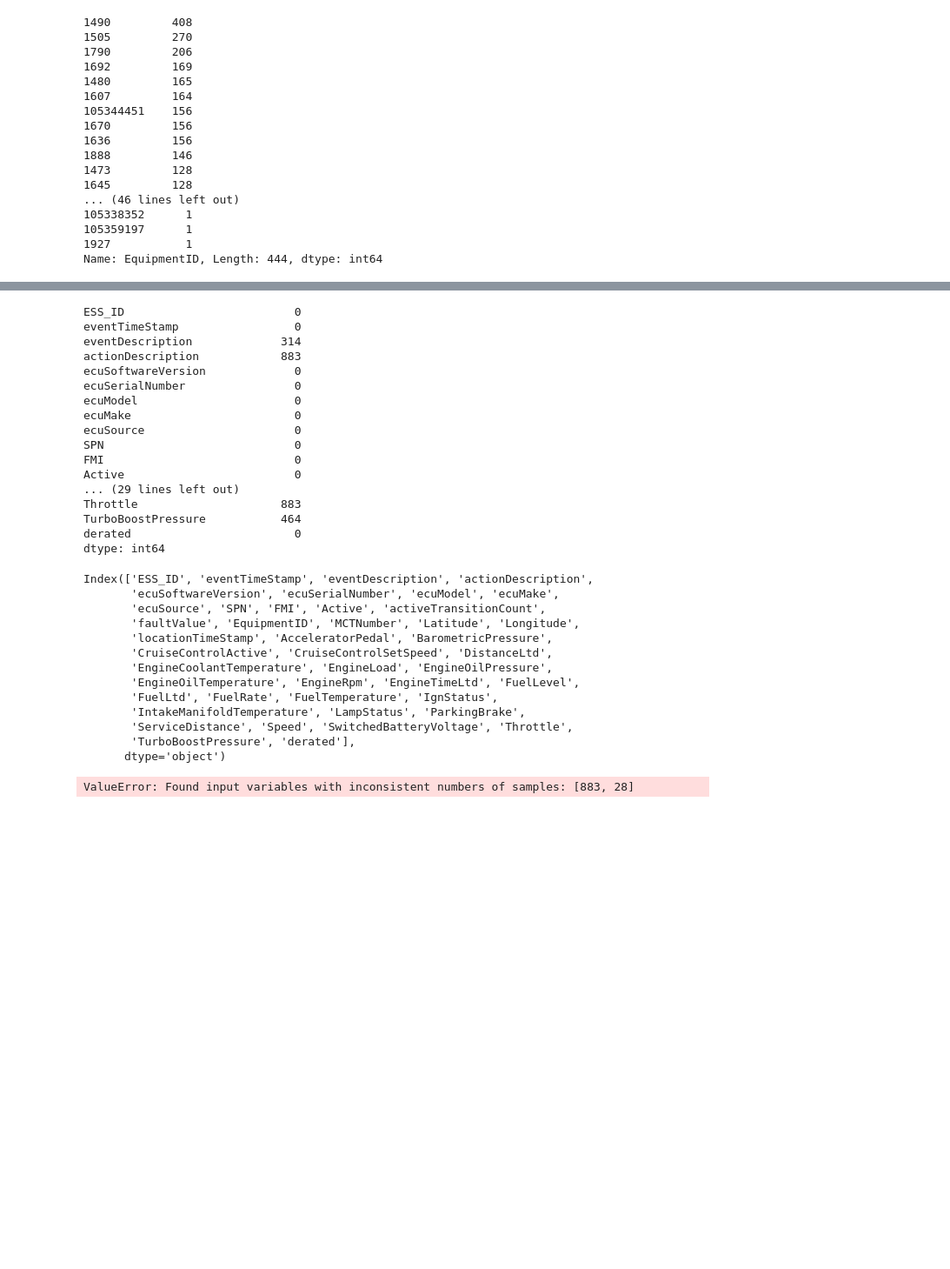
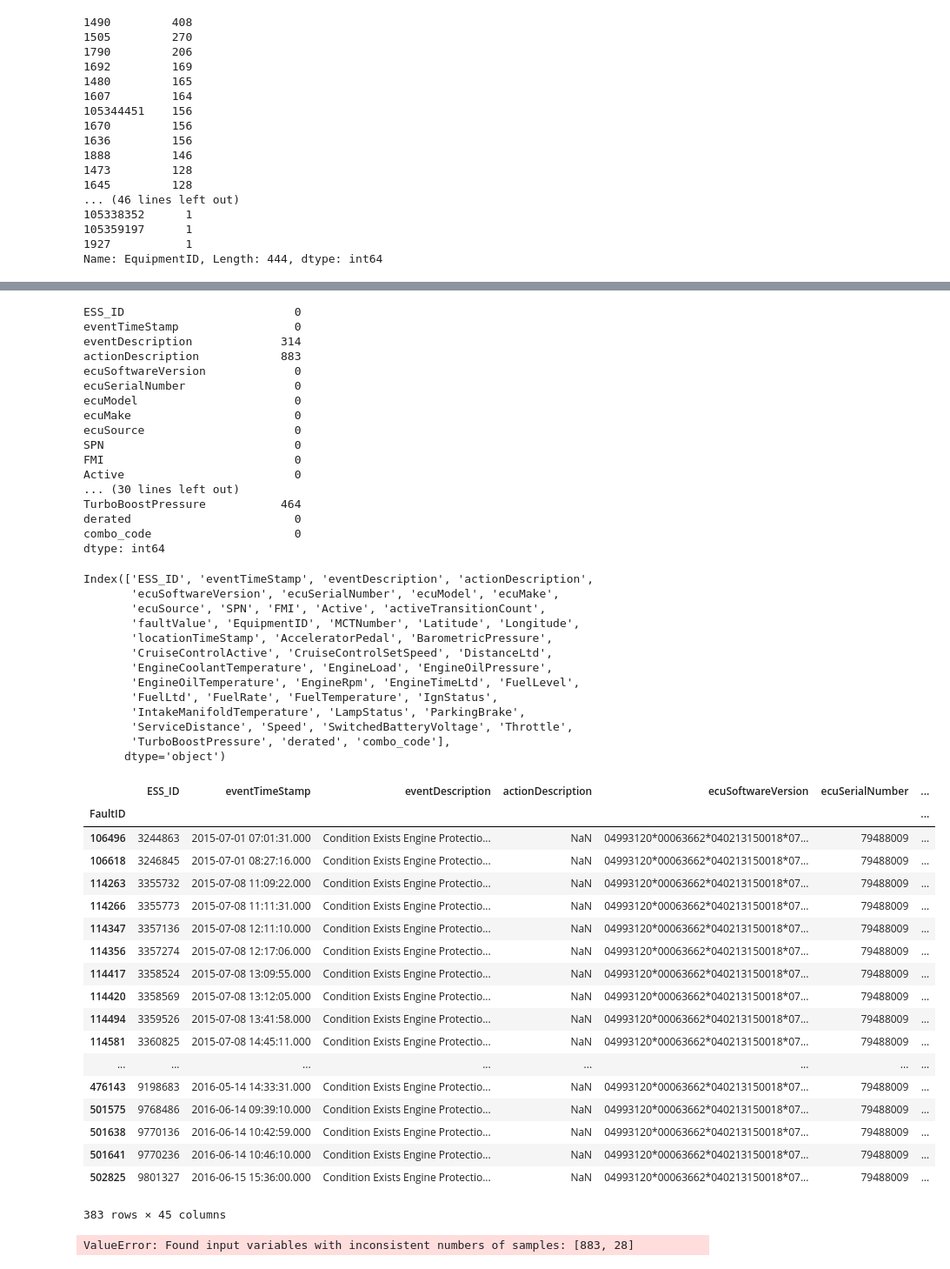
Before and after one commit to berneskaracay/dq-8-predicting-engine-derates-starfish, a Jupyter notebook: Big_G_data_John.ipynb, the cells around one changed output, grey strips where cells are left out. Shown at 87% size. Saved outputs shown, nothing was run; the diff lists cells and outputs as text; code cells hidden in the pictures; blank space fills up the shorter version.

```diff
--- a/Big_G_data_John.ipynb
+++ b/Big_G_data_John.ipynb
@@ -208,7 +213,7 @@ joined_df.shape
 (409915, 44)
 # %%
 joined_df['combo_code'] = 0
-joined_df['combo_code'] = joined_df['SPN'].map(str) + joined_df['FMI'].map(str)
+joined_df['combo_code'] = joined_df['SPN'].map(str) + '/' + joined_df['FMI'].map(str)
 joined_df.head()
 # %% [output]
 |  | ESS_ID | eventTimeStamp | eventDescription | actionDescription | ecuSoftwareVersion | ecuSerialNumber | ... |
@@ -336,10 +347,10 @@ ecuSource                      0
 SPN                            0
 FMI                            0
 Active                         0
-... (29 lines left out)
-Throttle                     883
+... (30 lines left out)
 TurboBoostPressure           464
 derated                        0
+combo_code                     0
 dtype: int64
 # %%
 worst_truck.columns
@@ -355,8 +366,30 @@ Index(['ESS_ID', 'eventTimeStamp', 'eventDescription', 'actionDescription',
        'FuelLtd', 'FuelRate', 'FuelTemperature', 'IgnStatus',
        'IntakeManifoldTemperature', 'LampStatus', 'ParkingBrake',
        'ServiceDistance', 'Speed', 'SwitchedBatteryVoltage', 'Throttle',
-       'TurboBoostPressure', 'derated'],
+       'TurboBoostPressure', 'derated', 'combo_code'],
       dtype='object')
+# %%
+worst_truck.loc[worst_truck['combo_code'] == '1569/31']
+# %% [output]
+|  | ESS_ID | eventTimeStamp | eventDescription | actionDescription | ecuSoftwareVersion | ecuSerialNumber | ... |
+| FaultID |  |  |  |  |  |  | ... |
+| 106496 | 3244863 | 2015-07-01 07:01:31.000 | Condition Exists Engine Protectio... | NaN | 04993120*00063662*040213150018*07... | 79488009 | ... |
+| 106618 | 3246845 | 2015-07-01 08:27:16.000 | Condition Exists Engine Protectio... | NaN | 04993120*00063662*040213150018*07... | 79488009 | ... |
+| 114263 | 3355732 | 2015-07-08 11:09:22.000 | Condition Exists Engine Protectio... | NaN | 04993120*00063662*040213150018*07... | 79488009 | ... |
+| 114266 | 3355773 | 2015-07-08 11:11:31.000 | Condition Exists Engine Protectio... | NaN | 04993120*00063662*040213150018*07... | 79488009 | ... |
+| 114347 | 3357136 | 2015-07-08 12:11:10.000 | Condition Exists Engine Protectio... | NaN | 04993120*00063662*040213150018*07... | 79488009 | ... |
+| 114356 | 3357274 | 2015-07-08 12:17:06.000 | Condition Exists Engine Protectio... | NaN | 04993120*00063662*040213150018*07... | 79488009 | ... |
+| 114417 | 3358524 | 2015-07-08 13:09:55.000 | Condition Exists Engine Protectio... | NaN | 04993120*00063662*040213150018*07... | 79488009 | ... |
+| 114420 | 3358569 | 2015-07-08 13:12:05.000 | Condition Exists Engine Protectio... | NaN | 04993120*00063662*040213150018*07... | 79488009 | ... |
+| 114494 | 3359526 | 2015-07-08 13:41:58.000 | Condition Exists Engine Protectio... | NaN | 04993120*00063662*040213150018*07... | 79488009 | ... |
+| 114581 | 3360825 | 2015-07-08 14:45:11.000 | Condition Exists Engine Protectio... | NaN | 04993120*00063662*040213150018*07... | 79488009 | ... |
+| ... | ... | ... | ... | ... | ... | ... | ... |
+| 476143 | 9198683 | 2016-05-14 14:33:31.000 | Condition Exists Engine Protectio... | NaN | 04993120*00063662*040213150018*07... | 79488009 | ... |
+| 501575 | 9768486 | 2016-06-14 09:39:10.000 | Condition Exists Engine Protectio... | NaN | 04993120*00063662*040213150018*07... | 79488009 | ... |
+| 501638 | 9770136 | 2016-06-14 10:42:59.000 | Condition Exists Engine Protectio... | NaN | 04993120*00063662*040213150018*07... | 79488009 | ... |
+| 501641 | 9770236 | 2016-06-14 10:46:10.000 | Condition Exists Engine Protectio... | NaN | 04993120*00063662*040213150018*07... | 79488009 | ... |
+| 502825 | 9801327 | 2016-06-15 15:36:00.000 | Condition Exists Engine Protectio... | NaN | 04993120*00063662*040213150018*07... | 79488009 | ... |
+383 rows × 45 columns
 # %%
 features = worst_truck.loc[:, ['Latitude', 'Longitude',
        'locationTimeStamp', 'AcceleratorPedal', 'BarometricPressure',
```
Also changed, not shown: parts of 9 cells of this notebook.
